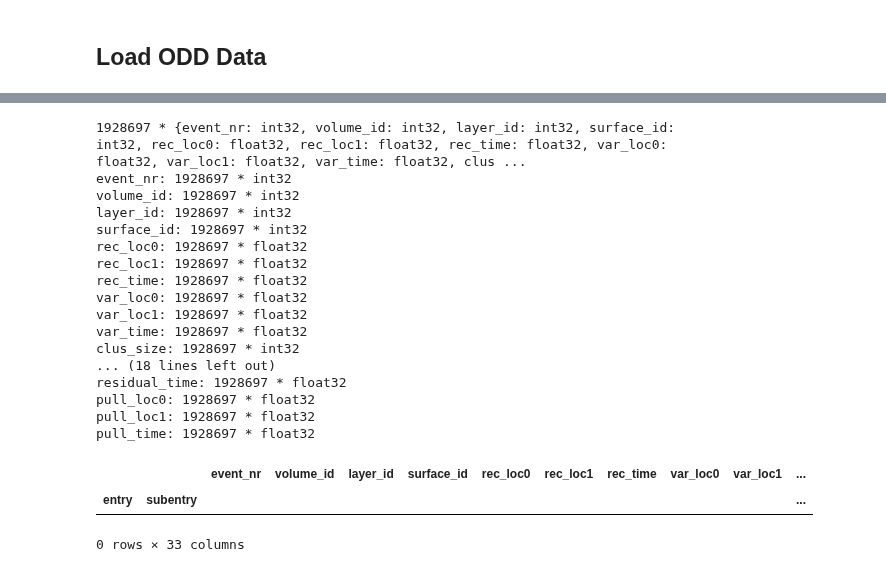
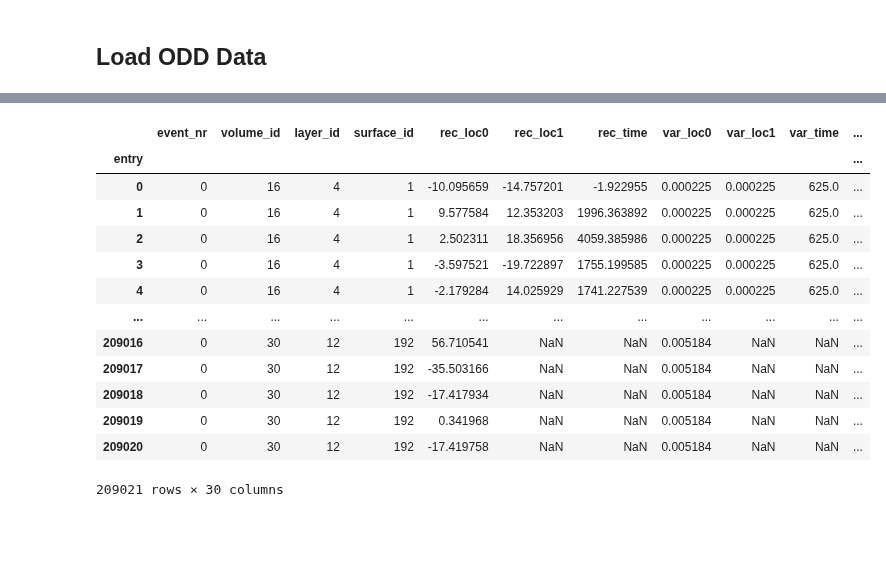
Before and after one commit to OpenDataDetector/ColliderML-Production, a Jupyter notebook: notebooks/physics/6_DM_digitisation_study.ipynb, the cells around one changed output, grey strips where cells are left out. Saved outputs shown, nothing was run; the diff lists cells and outputs as text; code cells hidden in the pictures; blank space fills up the shorter version.

```diff
--- a/notebooks/physics/6_DM_digitisation_study.ipynb
+++ b/notebooks/physics/6_DM_digitisation_study.ipynb
@@ -32,2 +30,13 @@ For a specific configuration of the simulation (pt = 150MeV, eta = [-4, 4], with
 # %% [markdown]
 ## Load ODD Data
+# %%
+acts_base_path = Path("/global/cfs/cdirs/m3443/usr/dtmurnane/Side_Work/ACTS/outputs/pda_testing16")
+hits_df = load_root_file(acts_base_path / "simhits.root")
+smeared_measurements_df = load_root_file(acts_base_path / "measurements.root")
+# calo_df = load_root_file(acts_base_path / "calohits.root")
+particles_df = load_root_file(acts_base_path / "particles.root")
+
+hits_df = hits_df[hits_df["event_id"] == 0]
+# calo_df = calo_df[calo_df["event_id"] == 0]
+smeared_measurements_df = smeared_measurements_df[smeared_measurements_df["event_nr"] == 0]
+particles_df = particles_df[particles_df["event_id"] == 0]
@@ -165,32 +51,17 @@ measurements_df
-# %%
-# Print the type structure of the awkward array
-print(data.type)
-
-# Look at the first few entries in detail
-for field in data.fields:
-    print(f"{field}: {data[field].type}")
-# %% [output]
-1928697 * {event_nr: int32, volume_id: int32, layer_id: int32, surface_id: int32, rec_loc0: float32, rec_loc1: float32, rec_time: float32, var_loc0: float32, var_loc1: float32, var_time: float32, clus ...
-event_nr: 1928697 * int32
-volume_id: 1928697 * int32
-layer_id: 1928697 * int32
-surface_id: 1928697 * int32
-rec_loc0: 1928697 * float32
-rec_loc1: 1928697 * float32
-rec_time: 1928697 * float32
-var_loc0: 1928697 * float32
-var_loc1: 1928697 * float32
-var_time: 1928697 * float32
-clus_size: 1928697 * int32
-... (18 lines left out)
-residual_time: 1928697 * float32
-pull_loc0: 1928697 * float32
-pull_loc1: 1928697 * float32
-pull_time: 1928697 * float32
-# %%
-df = ak.to_dataframe(data)
-df
-# %% [output]
-|  |  | event_nr | volume_id | layer_id | surface_id | rec_loc0 | rec_loc1 | rec_time | var_loc0 | var_loc1 | ... |
-| entry | subentry |  |  |  |  |  |  |  |  |  | ... |
-0 rows × 33 columns
+# %%
+smeared_measurements_df
+# %% [output]
+|  | event_nr | volume_id | layer_id | surface_id | rec_loc0 | rec_loc1 | rec_time | var_loc0 | var_loc1 | var_time | ... |
+| entry |  |  |  |  |  |  |  |  |  |  | ... |
+| 0 | 0 | 16 | 4 | 1 | -10.095659 | -14.757201 | -1.922955 | 0.000225 | 0.000225 | 625.0 | ... |
+| 1 | 0 | 16 | 4 | 1 | 9.577584 | 12.353203 | 1996.363892 | 0.000225 | 0.000225 | 625.0 | ... |
+| 2 | 0 | 16 | 4 | 1 | 2.502311 | 18.356956 | 4059.385986 | 0.000225 | 0.000225 | 625.0 | ... |
+| 3 | 0 | 16 | 4 | 1 | -3.597521 | -19.722897 | 1755.199585 | 0.000225 | 0.000225 | 625.0 | ... |
+| 4 | 0 | 16 | 4 | 1 | -2.179284 | 14.025929 | 1741.227539 | 0.000225 | 0.000225 | 625.0 | ... |
+| ... | ... | ... | ... | ... | ... | ... | ... | ... | ... | ... | ... |
+| 209016 | 0 | 30 | 12 | 192 | 56.710541 | NaN | NaN | 0.005184 | NaN | NaN | ... |
+| 209017 | 0 | 30 | 12 | 192 | -35.503166 | NaN | NaN | 0.005184 | NaN | NaN | ... |
+| 209018 | 0 | 30 | 12 | 192 | -17.417934 | NaN | NaN | 0.005184 | NaN | NaN | ... |
+| 209019 | 0 | 30 | 12 | 192 | 0.341968 | NaN | NaN | 0.005184 | NaN | NaN | ... |
+| 209020 | 0 | 30 | 12 | 192 | -17.419758 | NaN | NaN | 0.005184 | NaN | NaN | ... |
+209021 rows × 30 columns
```
Also changed, not shown: parts of 26 cells of this notebook, 13 other files.
